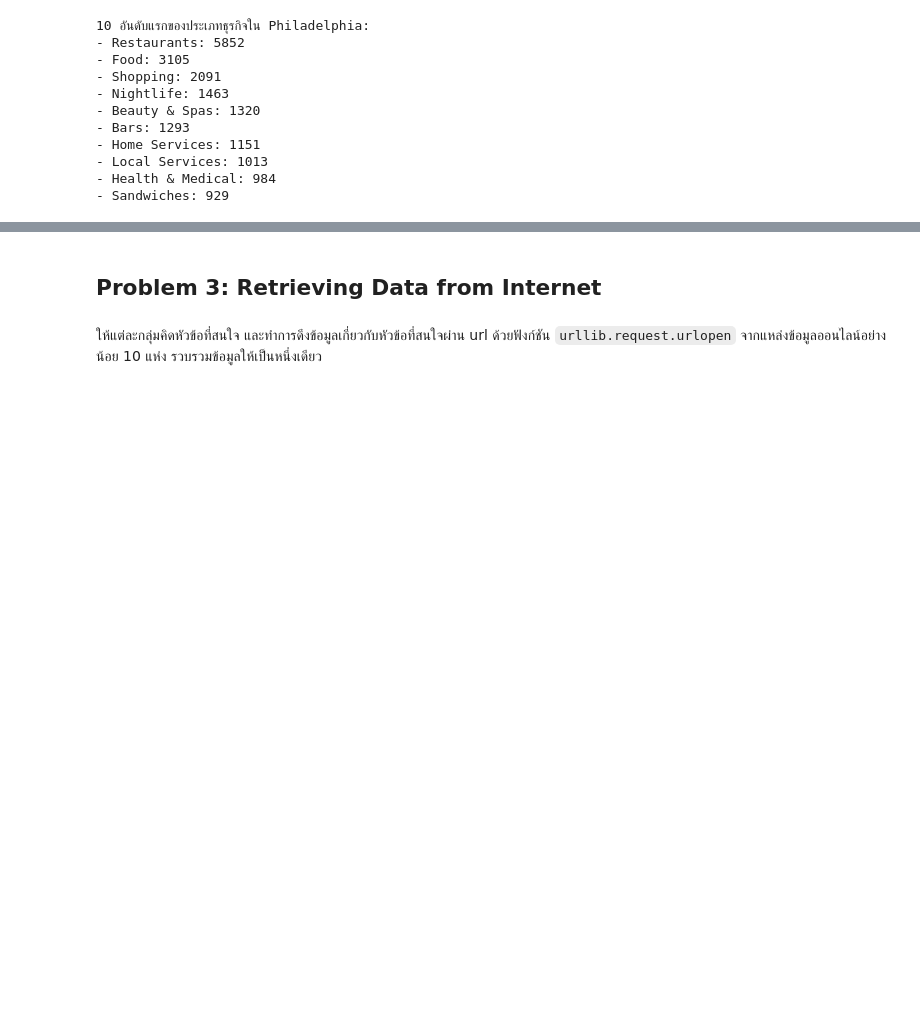
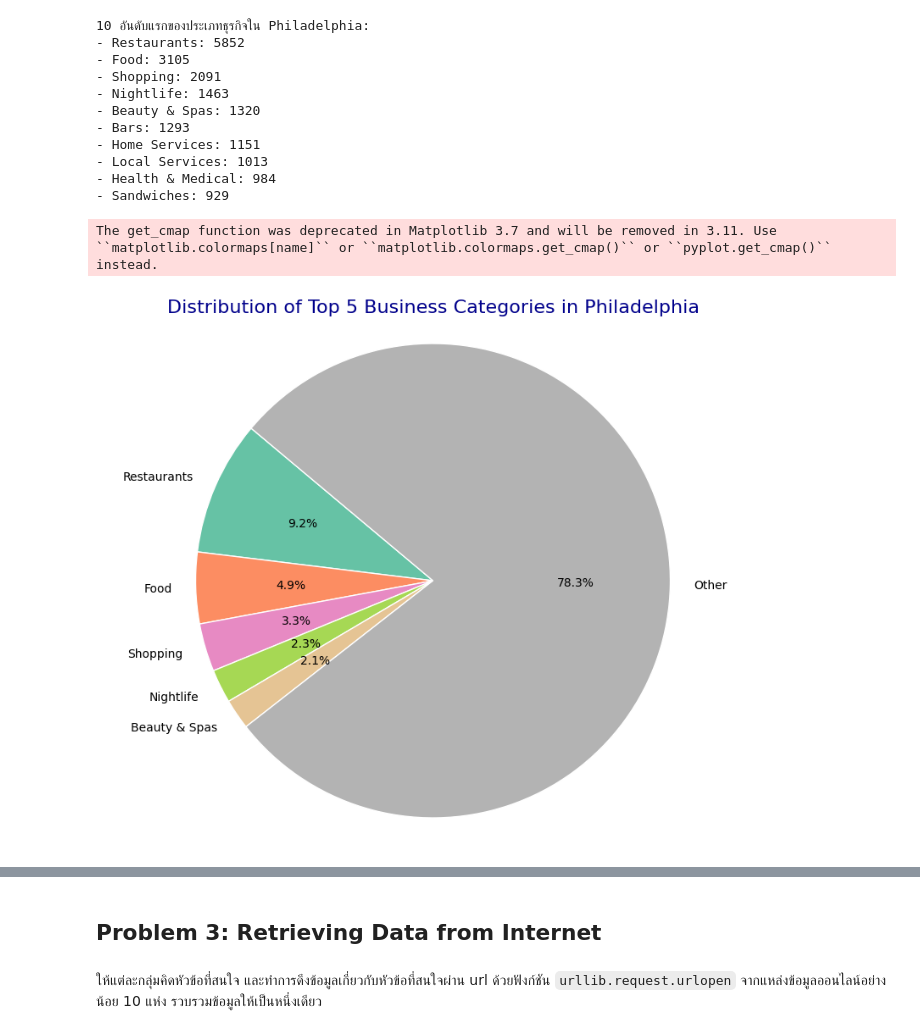
Before and after one commit to woraphonp-038-5/Project-Big-Data, a Jupyter notebook: Text_Analytics68.ipynb, the cells around one changed output, grey strips where cells are left out. Saved outputs shown, nothing was run; the diff lists cells and outputs as text; code cells hidden in the pictures; blank space fills up the shorter version.

```diff
--- a/Text_Analytics68.ipynb
+++ b/Text_Analytics68.ipynb
@@ -770,3 +775,28 @@ for category, count in top_10_philadelphia_categories:
 - Local Services: 1013
 - Health & Medical: 984
 - Sandwiches: 929
+# %%
+import matplotlib.pyplot as plt
+
+# สมมติ top_10_philadelphia_categories และ philadelphia_category_counts ถูกสร้างแล้ว
+top_5_count = sum(count for category, count in top_10_philadelphia_categories[:5])
+total_count = sum(philadelphia_category_counts.values())
+other_count = total_count - top_5_count
+
+labels = [category for category, count in top_10_philadelphia_categories[:5]] + ['Other']
+sizes = [count for category, count in top_10_philadelphia_categories[:5]] + [other_count]
+
+# ใช้ colormap 'Set2' ของ matplotlib
+import matplotlib.cm as cm
+cmap = cm.get_cmap('Set2', len(labels))
+colors = [cmap(i) for i in range(len(labels))]
+
+# สร้าง Pie Chart
+plt.figure(figsize=(10, 8))
+plt.pie(sizes, labels=labels, colors=colors, autopct='%1.1f%%', startangle=140, wedgeprops={'edgecolor':'white', 'linewidth':1})
+plt.title('Distribution of Top 5 Business Categories in Philadelphia', fontsize=16, color='darkblue')
+plt.axis('equal')  # ทำให้เป็นวงกลม
+plt.show()
+# %% [output]
+The get_cmap function was deprecated in Matplotlib 3.7 and will be removed in 3.11. Use ``matplotlib.colormaps[name]`` or ``matplotlib.colormaps.get_cmap()`` or ``pyplot.get_cmap()`` instead.
+[figure, added]
```
Also changed, not shown: parts of 9 cells of this notebook.
